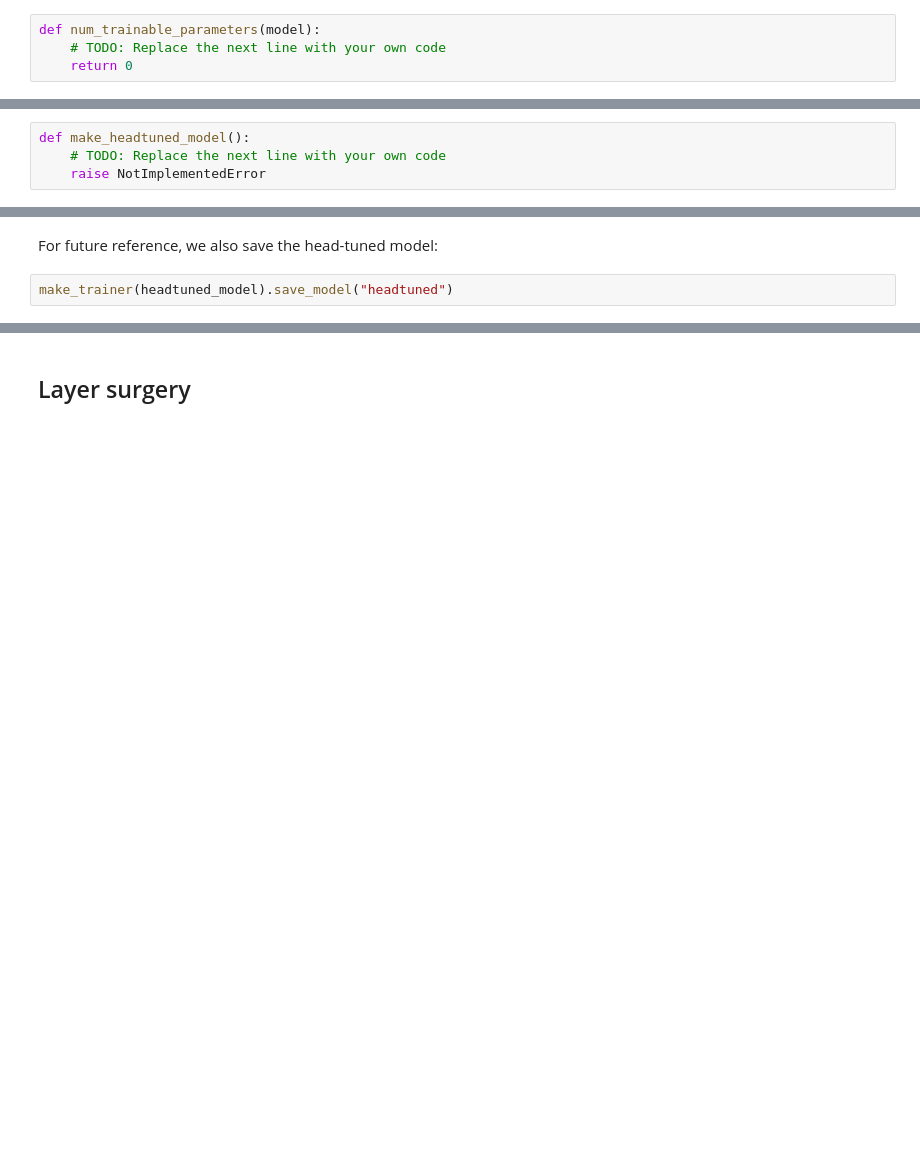
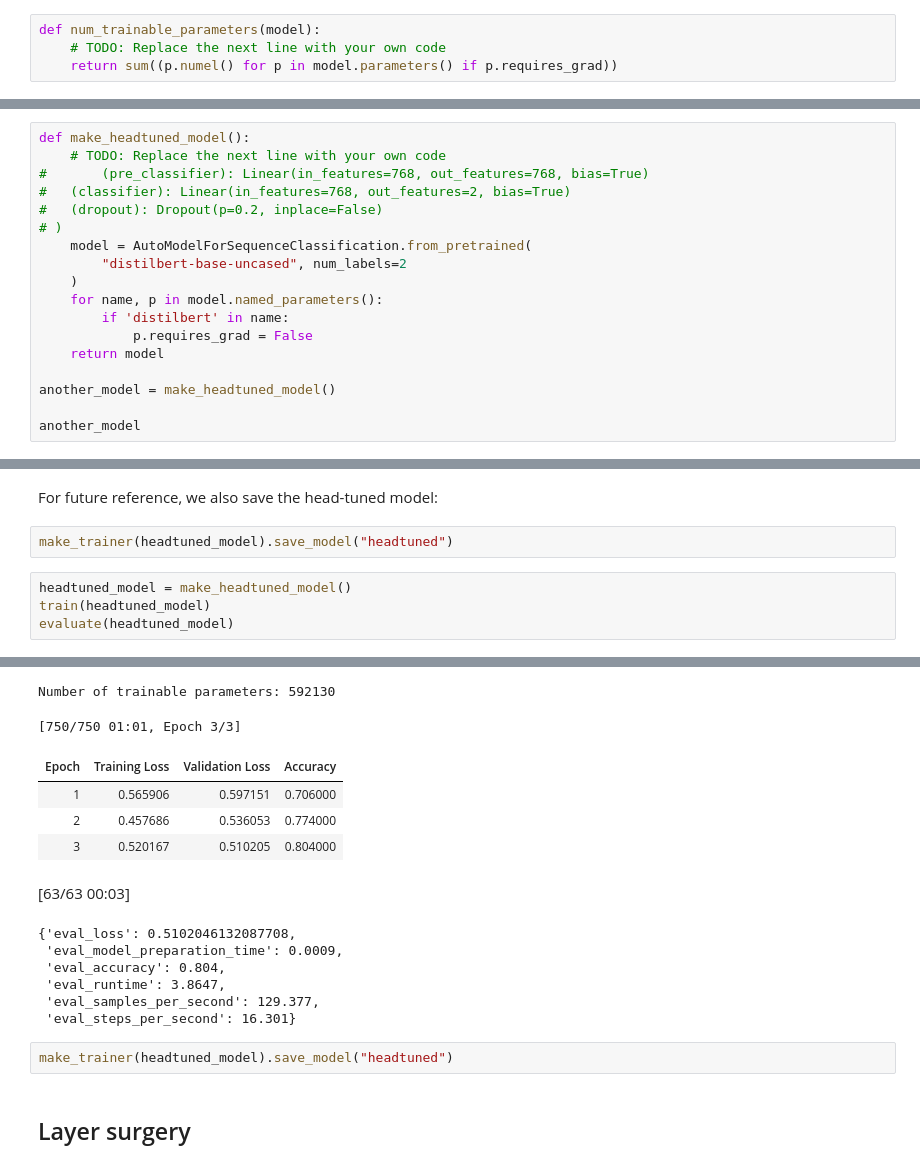
Before and after one commit to fanwenlin/tdde09-lab, a Jupyter notebook: labs/lab4/nlp-lab4.ipynb, the cells around one changed output, grey strips where cells are left out. Drawn from its saved outputs; the diff is of its cells as text; blank space fills up the shorter version.

```diff
--- a/labs/lab4/nlp-lab4.ipynb
+++ b/labs/lab4/nlp-lab4.ipynb
@@ -118,4 +178,4 @@ One relevant measure in the context of parameter-efficient fine-tuning is the nu
 # %%
 def num_trainable_parameters(model):
     # TODO: Replace the next line with your own code
-    return 0
+    return sum((p.numel() for p in model.parameters() if p.requires_grad))
@@ -178,4 +260,18 @@ Implement the head-tuning strategy by coding the following function:
 # %%
 def make_headtuned_model():
     # TODO: Replace the next line with your own code
-    raise NotImplementedError
+#       (pre_classifier): Linear(in_features=768, out_features=768, bias=True)
+#   (classifier): Linear(in_features=768, out_features=2, bias=True)
+#   (dropout): Dropout(p=0.2, inplace=False)
+# )
+    model = AutoModelForSequenceClassification.from_pretrained(
+        "distilbert-base-uncased", num_labels=2
+    )
+    for name, p in model.named_parameters():
+        if 'distilbert' in name:
+            p.requires_grad = False
+    return model
+
+another_model = make_headtuned_model()
+
+another_model
@@ -201,3 +358,8 @@ If you configured your model correctly, `num_trainable_parameters()` should show
 For future reference, we also save the head-tuned model:
 # %%
 make_trainer(headtuned_model).save_model("headtuned")
+# %%
+headtuned_model = make_headtuned_model()
+train(headtuned_model)
+evaluate(headtuned_model)
+# %% [output]
@@ -204,3 +382,18 @@ make_trainer(headtuned_model).save_model("headtuned")
+Number of trainable parameters: 592130
+[750/750 01:01, Epoch 3/3]
+| Epoch | Training Loss | Validation Loss | Accuracy |
+| 1 | 0.565906 | 0.597151 | 0.706000 |
+| 2 | 0.457686 | 0.536053 | 0.774000 |
+| 3 | 0.520167 | 0.510205 | 0.804000 |
+[63/63 00:03]
+{'eval_loss': 0.5102046132087708,
+ 'eval_model_preparation_time': 0.0009,
+ 'eval_accuracy': 0.804,
+ 'eval_runtime': 3.8647,
+ 'eval_samples_per_second': 129.377,
+ 'eval_steps_per_second': 16.301}
+# %%
+make_trainer(headtuned_model).save_model("headtuned")
 # %% [markdown]
 ## Layer surgery
 # %% [markdown]
```
Also changed, not shown: parts of 46 cells of this notebook.
